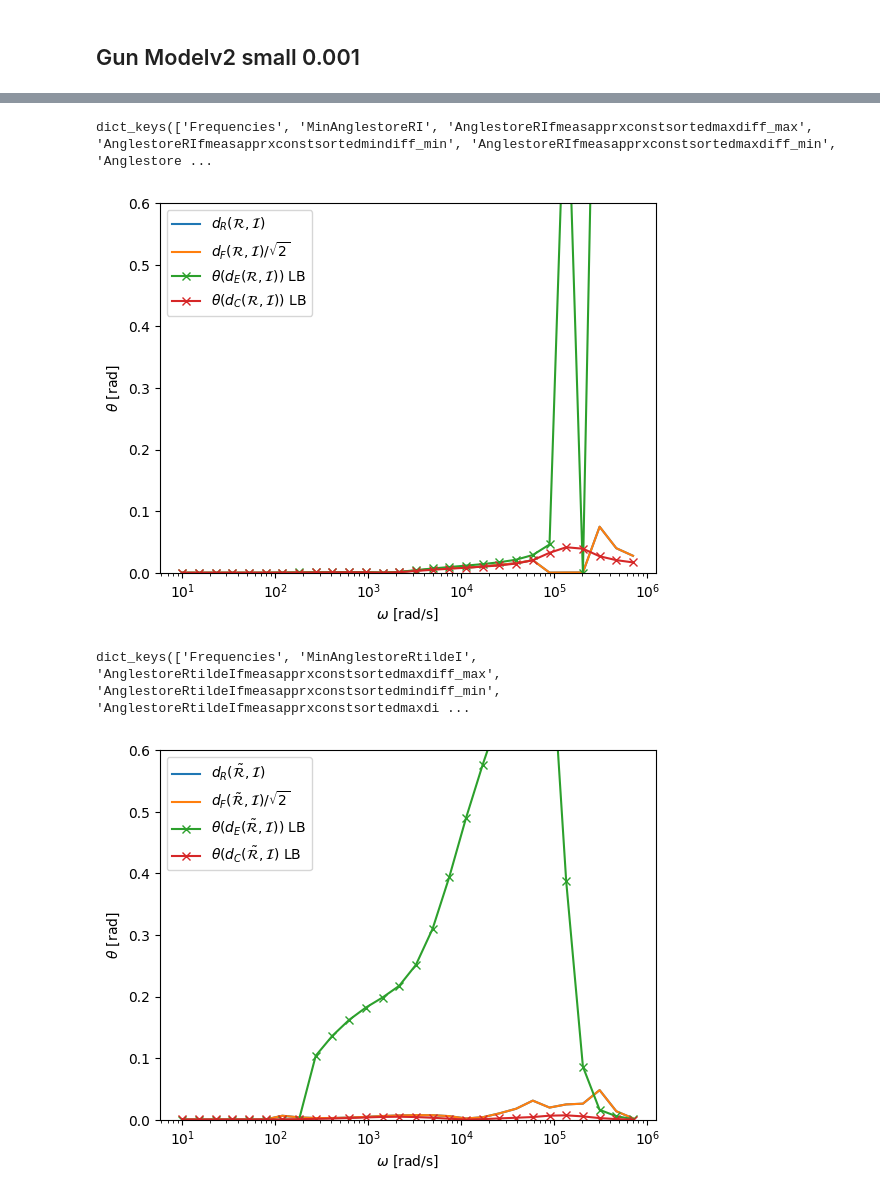
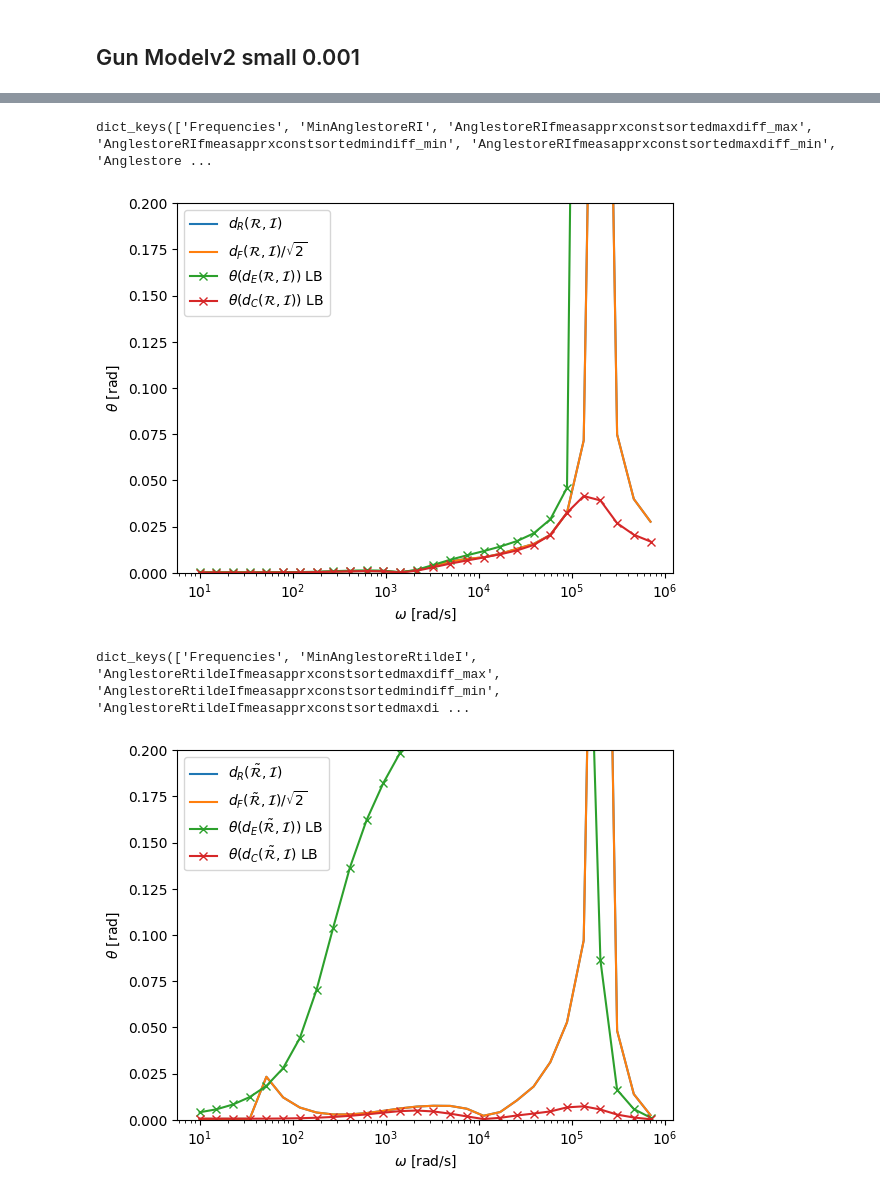
Before and after one commit to pdledger/Rodrigues_Angles, a Jupyter notebook: Gun_model.ipynb, the cells around one changed output, grey strips where cells are left out. Saved outputs shown, nothing was run; the diff lists cells and outputs as text; code cells hidden in the pictures.

```diff
--- a/Gun_model.ipynb
+++ b/Gun_model.ipynb
@@ -96,13 +66,13 @@ plt.semilogx(Frequencies,AnglestoreRIcommmlower,'-x',label=r'$\theta(d_C({\cal R
 
 plt.xlabel(r'$\omega$ [rad/s]')
 plt.ylabel(r'$\theta$ [rad]')
-plt.ylim(0,0.6)
+plt.ylim(0,0.2)
 plt.legend()
 #plt.savefig("OCC_dualbar_dRanddE_metrics_al_0.001_mu_1,1_sig_1e6,1e8_ord4.pdf")
 plt.show()
 # %% [output]
 dict_keys(['Frequencies', 'MinAnglestoreRI', 'AnglestoreRIfmeasapprxconstsortedmaxdiff_max', 'AnglestoreRIfmeasapprxconstsortedmindiff_min', 'AnglestoreRIfmeasapprxconstsortedmaxdiff_min', 'Anglestore ...
-[figure, old version]
+[figure, new version]
 # %%
 print(RtildeIResults.keys())
 
@@ -119,32 +89,32 @@ AnglestoreRtildeIfmeaslower=np.fmin(AnglestoreRtildeIfmeaslower,RtildeIResults["
 
 AnglestoreRtildeIfmeasavg=(AnglestoreRtildeIfmeasupper+AnglestoreRtildeIfmeaslower)/2
 
 AnglestoreRtildeIfmeasfullconstsortedmindiff= RtildeIResults["AnglestoreRtildeIfmeasfullconstsortedmindiff"]
 
 AnglestoreRtildeIcommmupper=np.fmax(RtildeIResults["AnglestoreRtildeIcommeasapprxconstsortedmaxdiff_max"],RtildeIResults["AnglestoreRtildeIcommeasapprxconstsortedmaxdiff_min"])
 AnglestoreRtildeIcommmlower=np.fmin(RtildeIResults["AnglestoreRtildeIcommeasapprxconstsortedmaxdiff_max"],RtildeIResults["AnglestoreRtildeIcommeasapprxconstsortedmaxdiff_min"])
 
 AnglestoreRtildeIcommmupper=np.fmax(AnglestoreRtildeIcommmupper,RtildeIResults["AnglestoreRtildeIcommeasapprxconstsortedmindiff_max"],RtildeIResults["AnglestoreRtildeIcommeasapprxconstsortedmindiff_min"])
 AnglestoreRtildeIcommmlower=np.fmin(AnglestoreRtildeIcommmlower,RtildeIResults["AnglestoreRtildeIcommeasapprxconstsortedmindiff_max"],RtildeIResults["AnglestoreRtildeIcommeasapprxconstsortedmindiff_min"])
 
 
 AnglestoreRtildeIcommmavg = (AnglestoreRtildeIcommmupper+AnglestoreRtildeIcommmlower )/2
 
 AnglestoreRtildeIcommeasapprxconstsortedmaxdiff_max=np.fmin(RtildeIResults["AnglestoreRtildeIcommeasapprxconstsortedmaxdiff_max"],RtildeIResults["AnglestoreRtildeIcommeasapprxconstsortedmindiff_min"])
 
 fig=plt.figure()
 plt.semilogx(Frequencies,MinAnglestoreRtildeI,label=r'$d_R(\tilde{\cal R},{\cal I})$')
 plt.semilogx(Frequencies,dFMinAnglestoreRtildeI/np.sqrt(2),label=r'$d_F(\tilde{\cal R},{\cal I})/\sqrt{2}$')
 plt.semilogx(Frequencies,AnglestoreRtildeIfmeaslower,'-x',label=r'$\theta(d_E(\tilde{\cal R},{\cal I}))$ LB')
 plt.semilogx(Frequencies,AnglestoreRtildeIcommmlower,'-x',label=r'$\theta(d_C(\tilde{\cal R},{\cal I})$ LB ')
 
 
 plt.xlabel(r'$\omega$ [rad/s]')
 plt.ylabel(r'$\theta$ [rad]')
-plt.ylim(0,0.6)
+plt.ylim(0,0.2)
 plt.legend()
 #plt.savefig("OCC_dualbar_dRanddE_metrics_tilde_al_0.001_mu_1,1_sig_1e6,1e8_ord4.pdf")
 plt.show()
 # %% [output]
 dict_keys(['Frequencies', 'MinAnglestoreRtildeI', 'AnglestoreRtildeIfmeasapprxconstsortedmaxdiff_max', 'AnglestoreRtildeIfmeasapprxconstsortedmindiff_min', 'AnglestoreRtildeIfmeasapprxconstsortedmaxdi ...
-[figure, old version]
+[figure, new version]
```
Also changed, not shown: parts of 1 cell of this notebook, 1 other file.
